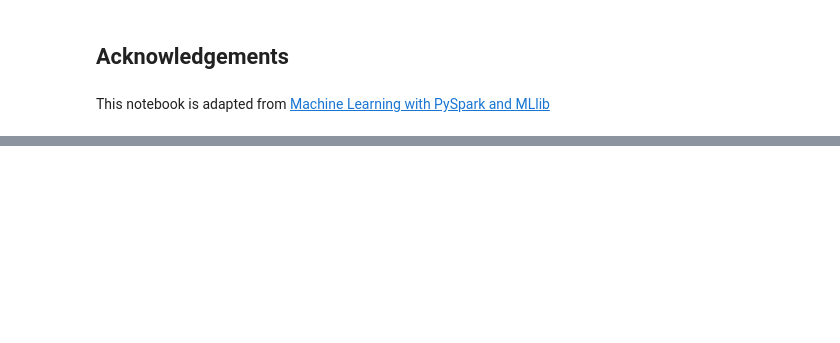
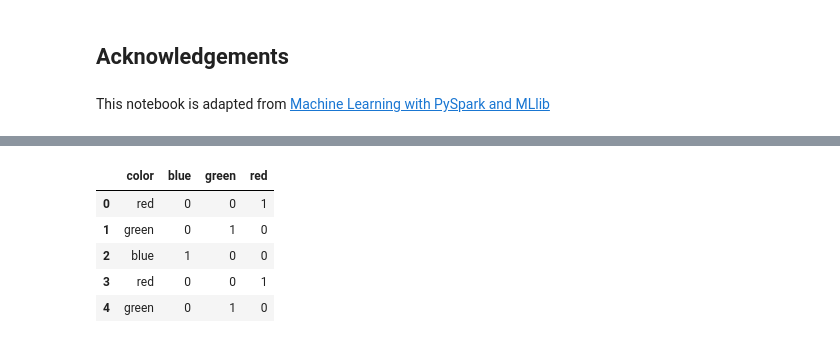
Before and after one commit to ArsalanLodhiCA/ML, a Jupyter notebook: assignments/week-05-big-data/nb/subscription-prediction.ipynb, the cells around one changed output, grey strips where cells are left out. Saved outputs shown, nothing was run; the diff lists cells and outputs as text; code cells hidden in the pictures; blank space fills up the shorter version.

```diff
--- a/assignments/week-05-big-data/nb/subscription-prediction.ipynb
+++ b/assignments/week-05-big-data/nb/subscription-prediction.ipynb
@@ -349,0 +750,29 @@ This notebook is adapted from [Machine Learning with PySpark and MLlib](https://
+# %%
+# converting categorical columns into one-hot encodings for a Pandas Dataframe.
+
+import pandas as pd
+
+# Create a sample dataframe with a "color" column
+df = pd.DataFrame({'color': ['red', 'green', 'blue', 'red', 'green']})
+
+# Use the 'get_dummies' function to create one-hot encodings
+one_hot = pd.get_dummies(df['color'])
+
+# Join the one-hot encodings to the original dataframe
+df = df.join(one_hot)
+df.head()
+
+# The resulting dataframe will have new columns for each unique value in the "color" column, with a 1 or 0 indicating the presence or absence of that value
+#   color  blue  green  red
+# 0    red     0      0    1
+# 1  green     0      1    0
+# 2   blue     1      0    0
+# 3    red     0      0    1
+# 4  green     0      1    0
+# %% [output]
+|  | color | blue | green | red |
+| 0 | red | 0 | 0 | 1 |
+| 1 | green | 0 | 1 | 0 |
+| 2 | blue | 1 | 0 | 0 |
+| 3 | red | 0 | 0 | 1 |
+| 4 | green | 0 | 1 | 0 |
```
Also changed, not shown: parts of 49 cells of this notebook.
